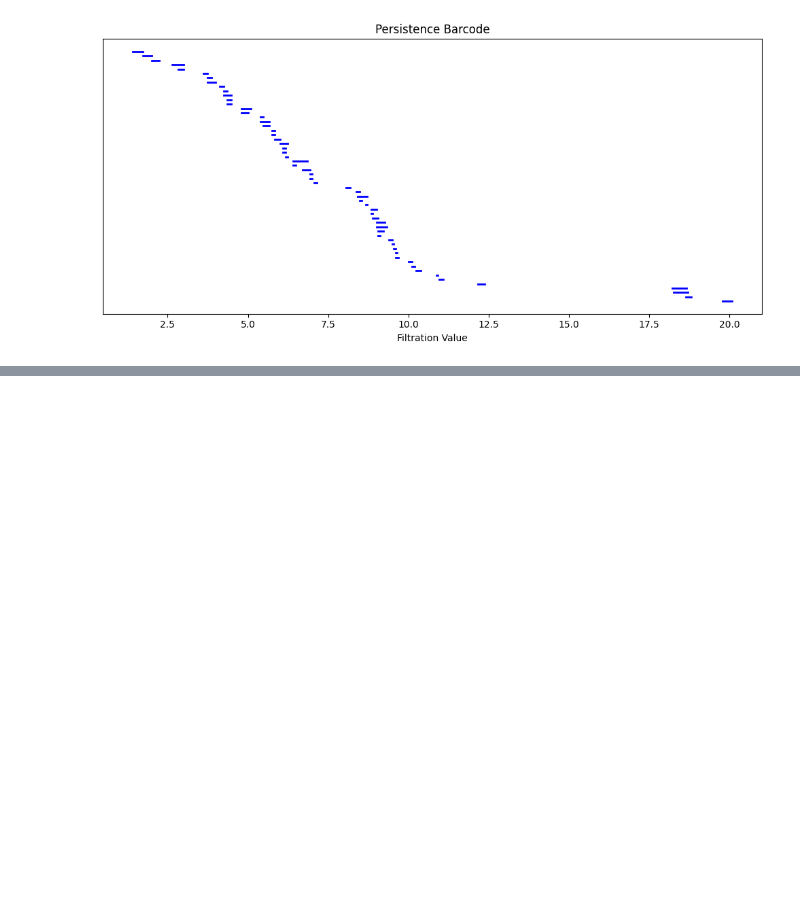
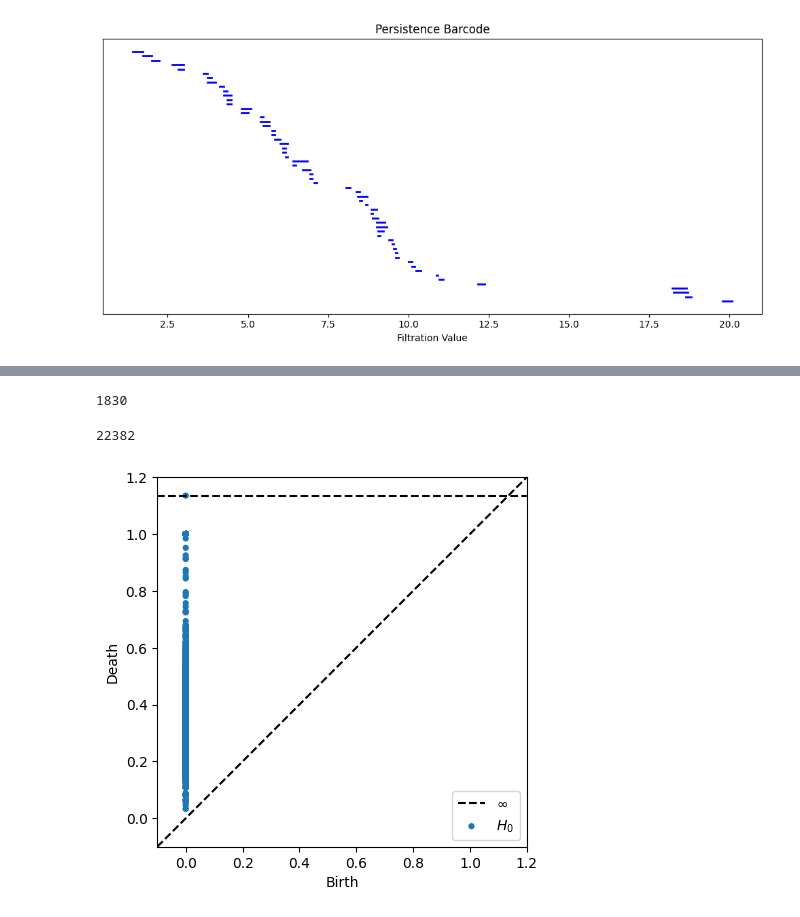
Before and after one commit to mehdimerbah/TDA-PPIN, a Jupyter notebook: preprocessing/Cleaned_DataPreprocessing_PPI.ipynb, the cells around one changed output, grey strips where cells are left out. Saved outputs shown, nothing was run; the diff lists cells and outputs as text; code cells hidden in the pictures; blank space fills up the shorter version.

```diff
--- a/preprocessing/Cleaned_DataPreprocessing_PPI.ipynb
+++ b/preprocessing/Cleaned_DataPreprocessing_PPI.ipynb
@@ -506,0 +490,3 @@ plot_diagrams(diagrams)
+# %%
+rips_dist_mat_diags = diagrams
+rips_dist_mat_diags
@@ -506,0 +508,12 @@ plot_diagrams(diagrams)
+# %%
+len(rips_dist_mat_diags[0])
+# %% [output]
+1830
+# %%
+len(rips_dist_mat_diags[1])
+# %% [output]
+22382
+# %%
+plot_diagrams(rips_dist_mat_diags, plot_only=[0])
+# %% [output]
+[figure, added]
```
Also changed, not shown: parts of 16 cells of this notebook, 1 other file.
